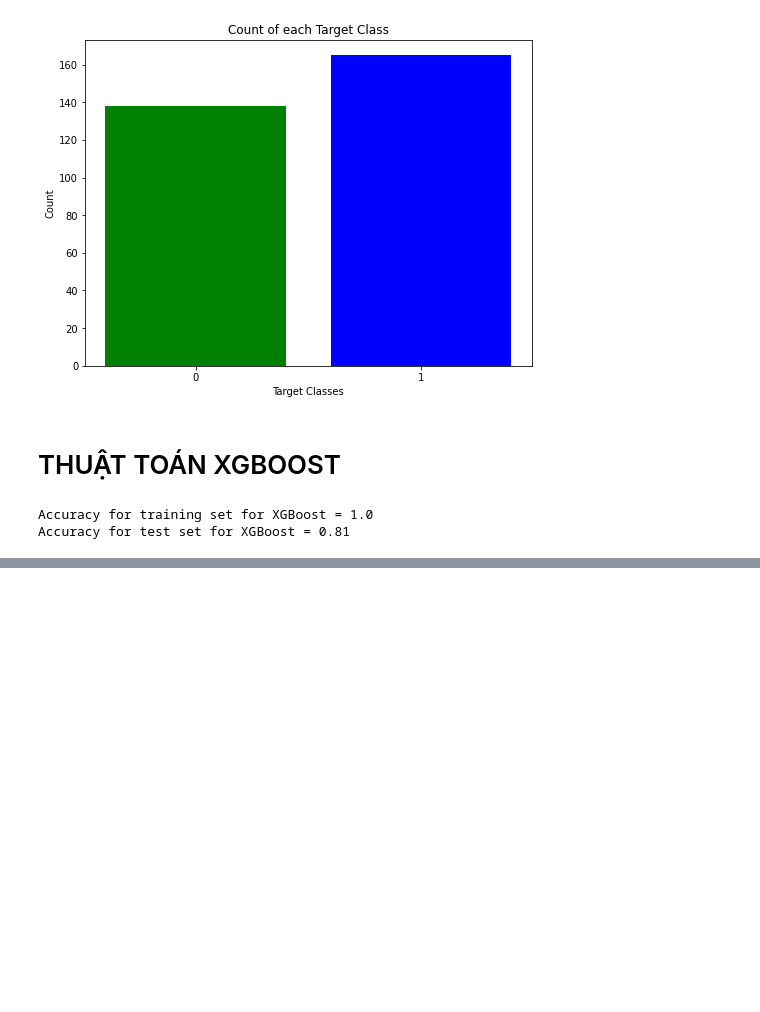
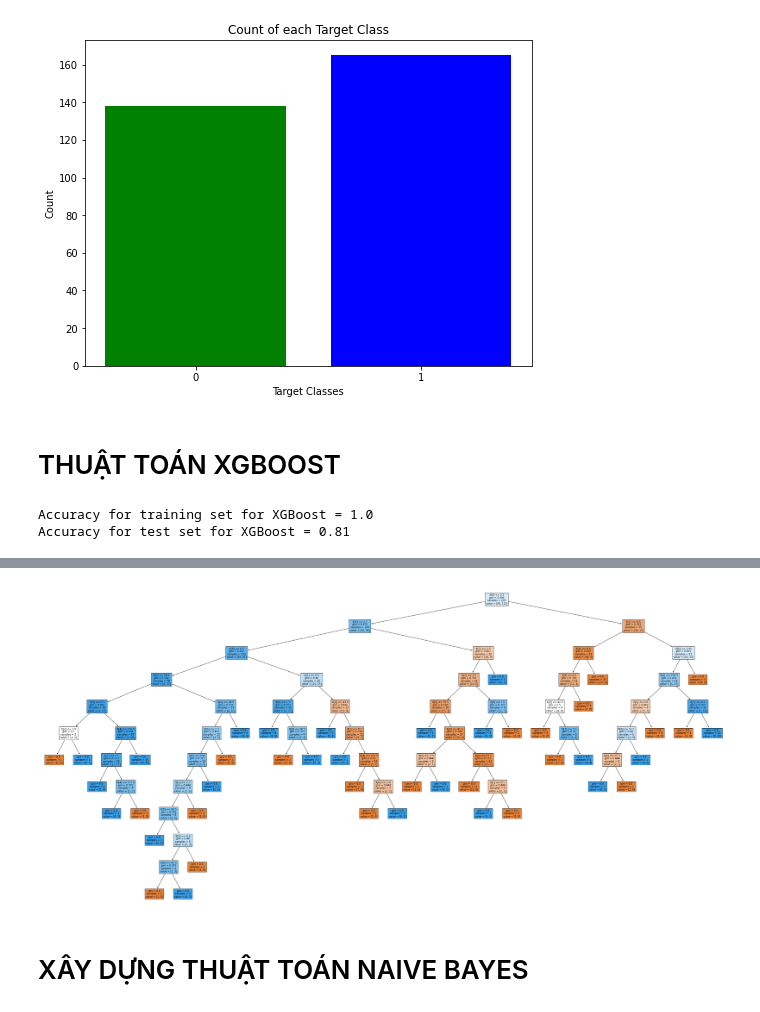
Before and after one commit to khaTruongIT/decision_system_health, a Jupyter notebook: Code.ipynb, the cells around one changed output, grey strips where cells are left out. Cells and saved outputs as stored; diff of their text form; code cells hidden in the pictures; blank space fills up the shorter version.

```diff
--- a/Code.ipynb
+++ b/Code.ipynb
@@ -424,0 +510,9 @@ Accuracy for test set for XGBoost = 0.81
+# %%
+#Vẽ ra cây CART
+fig, ax = plt.subplots(figsize=(50, 24))
+tree.plot_tree(clf1, filled = True, fontsize = 10)
+plt.savefig('Decision Tree CART', dpi = 100)
+# %% [output]
+[figure, added]
+# %% [markdown]
+# XÂY DỰNG THUẬT TOÁN NAIVE BAYES
```
Also changed, not shown: parts of 28 cells of this notebook, 1 other file.
